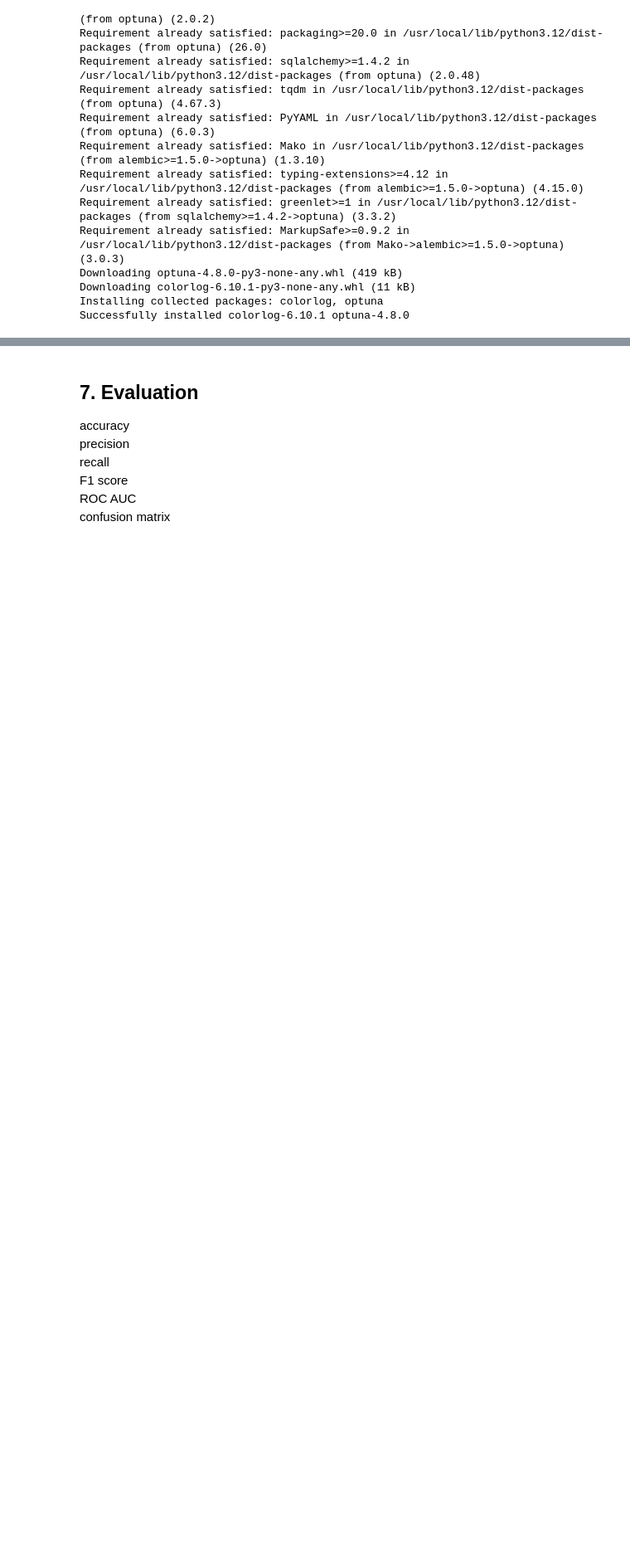
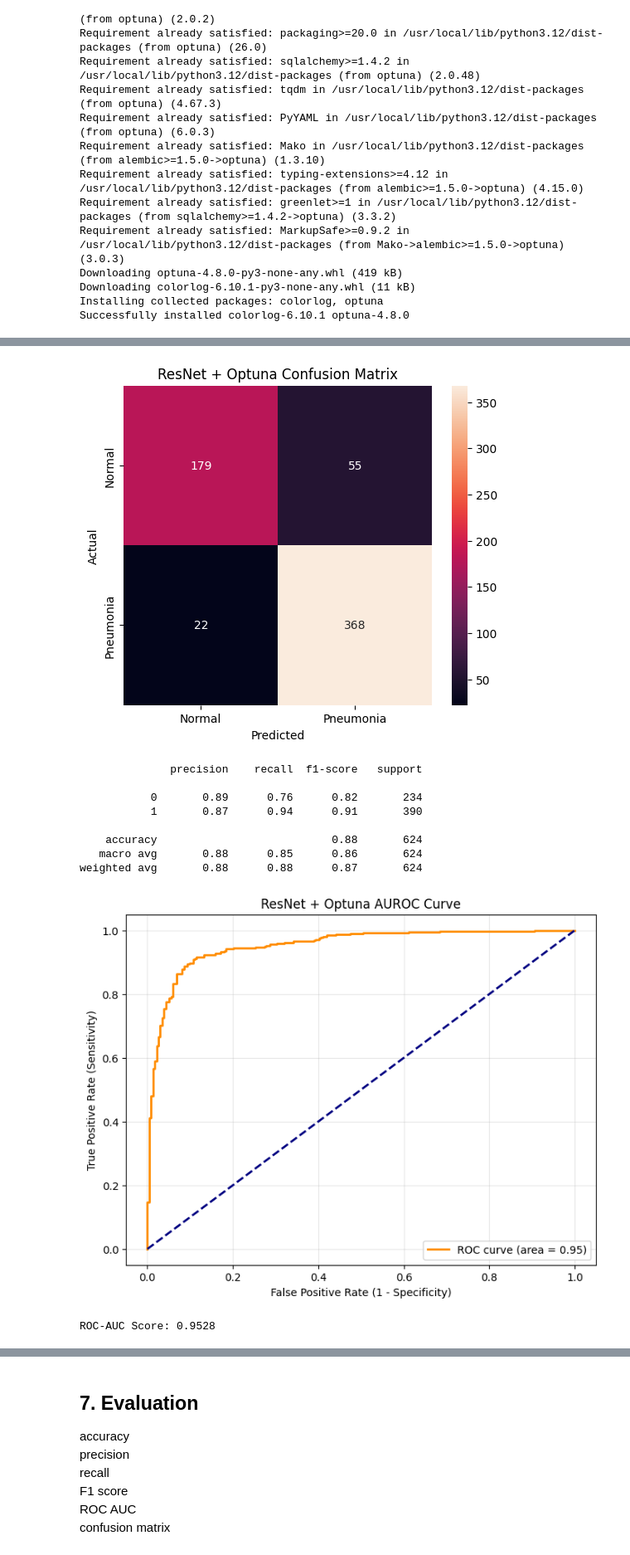
Before and after one commit to Eaglepop/CS5100_Final_Project, a Jupyter notebook: 5100_Final_Project.ipynb, the cells around one changed output, grey strips where cells are left out. Shown at 83% size. Cells and saved outputs as stored; diff of their text form; code cells hidden in the pictures; blank space fills up the shorter version.

```diff
--- a/5100_Final_Project.ipynb
+++ b/5100_Final_Project.ipynb
@@ -1244,12 +1247,12 @@ import matplotlib.pyplot as plt
 import seaborn as sns
 import numpy as np
 
-# --- Best params from Optuna Trial 1 ---
-lr = 0.000496
+# --- Best params from Optuna Trial 2 ---
+lr = 0.00017379418959468122
 batch_size = 64
-epochs = 6
-dropout = 0.347
-normal_weight = 2.11
+epochs = 7
+dropout = 0.25004674430662654
+normal_weight = 2.582341843896715
 
 # --- Data ---
 train_loader = DataLoader(train_dataset, batch_size=batch_size, shuffle=True)
@@ -1332,3 +1335,4 @@ plt.legend(loc="lower right")
 plt.grid(True, alpha=0.3)
 plt.show()
 print(f"ROC-AUC Score: {roc_auc:.4f}")
+# %% [output]
@@ -1335,3 +1346,14 @@ print(f"ROC-AUC Score: {roc_auc:.4f}")
+[figure, added]
+              precision    recall  f1-score   support
+
+           0       0.89      0.76      0.82       234
+           1       0.87      0.94      0.91       390
+
+    accuracy                           0.88       624
+   macro avg       0.88      0.85      0.86       624
+weighted avg       0.88      0.88      0.87       624
+[figure, added]
+ROC-AUC Score: 0.9528
 # %%
 # evaluation
 from sklearn.metrics import confusion_matrix
```
Also changed, not shown: parts of 4 cells of this notebook.
